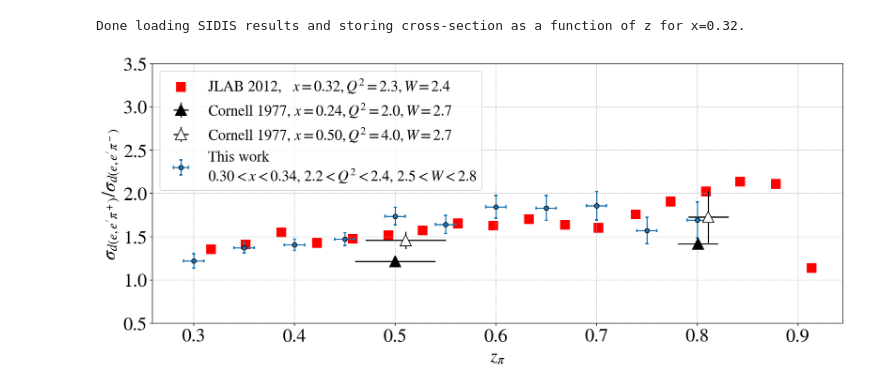
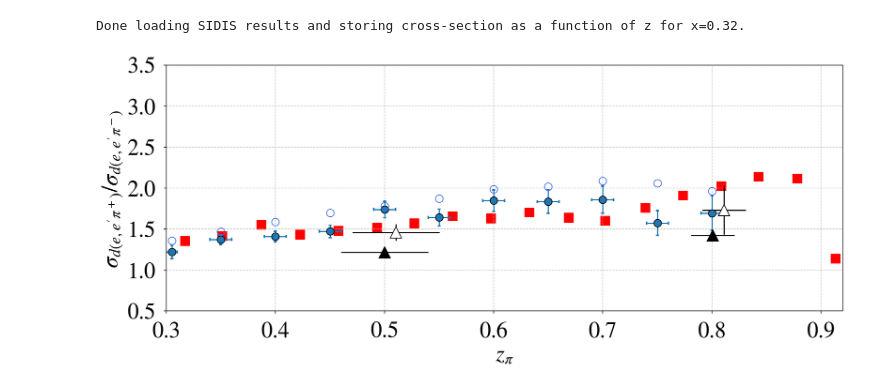
Before and after one commit to erezcoh4/SIDIS_at_BAND, a Jupyter notebook: PythonAnalysis/CrossSectionRatio_e_e_pi/Compare_Untagged_SIDIS_ratio_to_previous_data.ipynb, the cells around one changed output. Saved outputs shown, nothing was run; the diff lists cells and outputs as text; code cells hidden in the pictures.

```diff
--- a/PythonAnalysis/CrossSectionRatio_e_e_pi/Compare_Untagged_SIDIS_ratio_to_previous_data.ipynb
+++ b/PythonAnalysis/CrossSectionRatio_e_e_pi/Compare_Untagged_SIDIS_ratio_to_previous_data.ipynb
@@ -434 +445,3 @@ extract_SIDIS_ratio(df_dict  = e_e_pi_pass_cuts,
+# %%
+Zpi_min, Zpi_max = 0.3, 0.9
 # %%
@@ -457,43 +481,75 @@ print('Done loading SIDIS results and storing cross-section as a function of z f
 # %% [output]
 Done loading SIDIS results and storing cross-section as a function of z for x=0.32.
 # %%
+xlim = (0.3,0.92)
 ylim = (0.5,3.5)#
 fig = plt.figure(figsize=(14,6), tight_layout=True)
 ax = fig.add_subplot(1,1,1)
 
 
 
 # add existing data
 plt.scatter( x=JLAB2012_data.z, y=JLAB2012_data.R, s=150,
                  marker='s', color=[1,0,0.],linestyle='None', label='JLAB 2012,   $x=0.32, Q^2=2.3, W=2.4$')
 
 plt.errorbar( x=Cornell77_xB_024_Q2_20_data.z, y=Cornell77_xB_024_Q2_20_data.R,
              xerr=Cornell77_xB_024_Q2_20_data.z_err, yerr=Cornell77_xB_024_Q2_20_data.R_err,
              markersize=15,linestyle='None',
             marker='^', color='k', markerfacecolor='k',
             label='Cornell 1977, $x=0.24, Q^2=2.0, W=2.7$')
 
 plt.errorbar( x=Cornell77_xB_05_Q2_40_data.z, y=Cornell77_xB_05_Q2_40_data.R,
              xerr=Cornell77_xB_05_Q2_40_data.z_err, yerr=Cornell77_xB_05_Q2_40_data.R_err,
              markersize=15,linestyle='None',
             marker='^', color='k',markerfacecolor='w',
             label='Cornell 1977, $x=0.50, Q^2=4.0, W=2.7$')
 
 result_name = '_Q2_%.2f-%.2f_GeV'%(Q2_min,Q2_max)
 result_label = ('This work,\n$%.2f<x<%.2f$, $%.1f<Q^2<%.1f$, $%.1f<W<%.1f$'
                 %(xB_selected-x_err[0],xB_selected+x_err[0],Q2_min,Q2_max,W_min,W_max))
+plt.errorbar(x    = np.array(z_arr[result_name]),
+             xerr = (z_errup_arr[result_name],z_errdw_arr[result_name]),
+             y    = R_arr[result_name],
+             yerr = (R_errup_arr[result_name],R_errdw_arr[result_name]),
+             markersize=10,
+             marker='o',markeredgecolor='k',linestyle='None',
+             label=result_label,
+             capthick=2, capsize=2)
 
-plt.errorbar(x=np.array(z_arr[result_name]), xerr=z_err_arr[result_name],
-                         y=R_arr[result_name], yerr=(R_errup_arr[result_name],R_errdw_arr[result_name]),
-                         marker='o',markeredgecolor='k',linestyle='None',
-                         label=result_label,
-                         capthick=2, capsize=2)
+
+result_name = '_IntegratedOverKinematics'
+result_label = 'This work, Integrated over kinematics'
+plt.errorbar(x    = np.array(z_arr[result_name]),
+             y    = R_arr[result_name],
+             yerr = (R_errup_arr[result_name],R_errdw_arr[result_name]),
+             markersize=10,
+             color='None',markeredgecolor='royalblue',
+             marker='o',linestyle='None',markerfacecolor='None',
+             label=result_label,
+             capthick=2, capsize=2)
+
 
 set_axes(ax,'$z_\\pi$',
          "$\\sigma_{d(e,e'\\pi^+)}/\\sigma_{d(e,e'\\pi^-)}$ ",
-         do_add_grid=True, do_add_legend=False, ylim=ylim)
+         do_add_grid=True, do_add_legend=False, xlim=xlim, ylim=ylim,fontsize=30);
 
-ax.legend(loc='upper left',fontsize=20);
+offset = -0.1
+# Create offset in y direction for xtick labels
+dx = 0; dy = offset
+offset = mpl.transforms.ScaledTranslation(dx, dy, fig.dpi_scale_trans)
+for label in ax.xaxis.get_majorticklabels():
+    label.set_transform(label.get_transform() + offset)
+
+offset = -0.1
+# Create offset in x direction for ytick labels
+dx = offset; dy = 0
+offset = mpl.transforms.ScaledTranslation(dx, dy, fig.dpi_scale_trans)
+for label in ax.yaxis.get_majorticklabels():
+    label.set_transform(label.get_transform() + offset)
+
+
+# plt.xticks(offset=1)
+# ax.legend(loc='upper left',fontsize=20);
 # ax.legend(bbox_to_anchor=(0.85,0.6),loc='best',fontsize=20);
 # %% [output]
-[figure, old version]
+[figure, new version]
```
Also changed, not shown: parts of 3 cells of this notebook, 6 other files.
